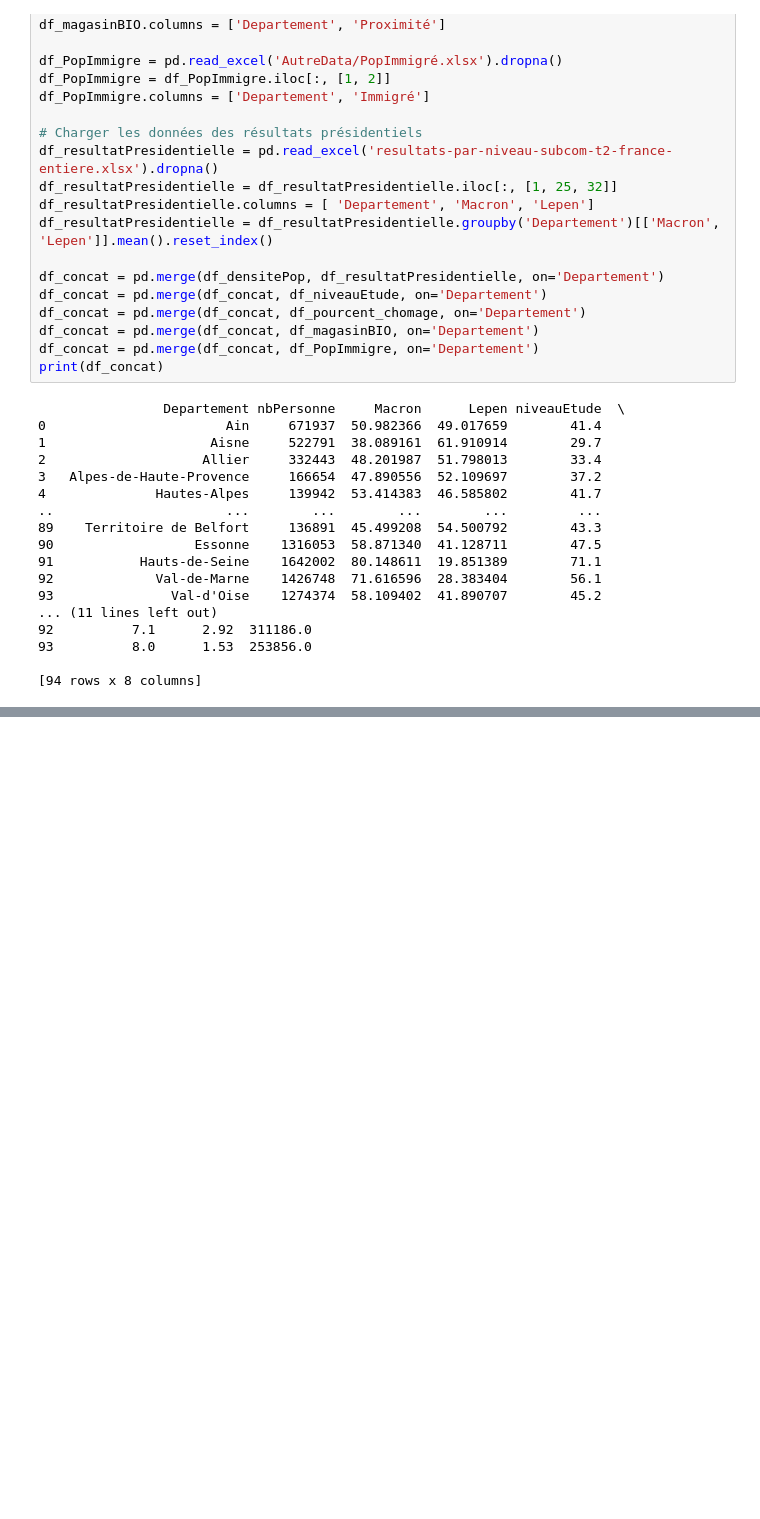
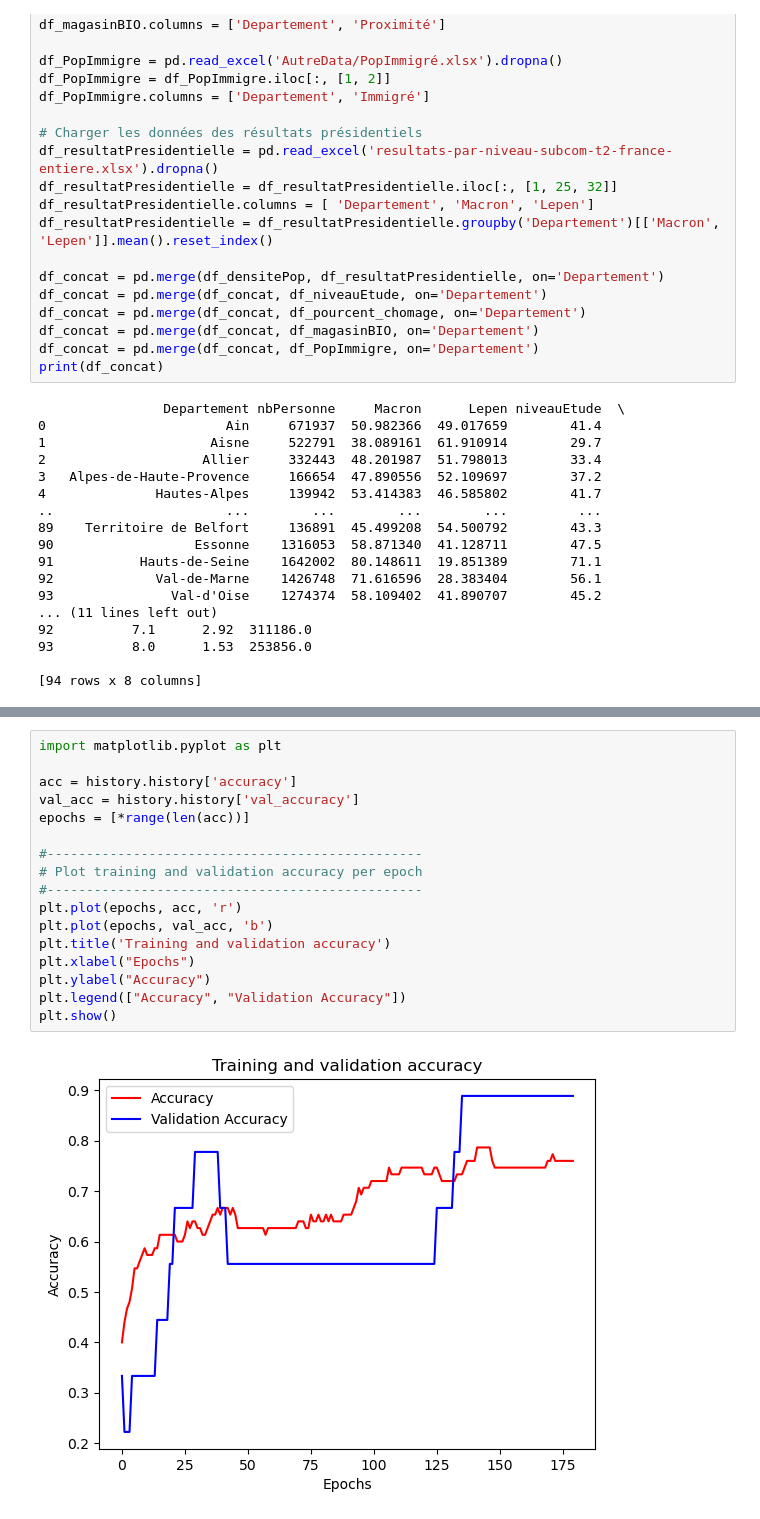
Before and after one commit to gabrielmariebrisson/MachineLearingElectionsPresidentielles, a Jupyter notebook: Prediction.ipynb, the cells around one changed output, grey strips where cells are left out. Drawn from its saved outputs; the diff is of its cells as text; blank space fills up the shorter version.

```diff
--- a/Prediction.ipynb
+++ b/Prediction.ipynb
@@ -268,0 +293,19 @@ weighted avg       0.65      0.63      0.63        19
+# %%
+import matplotlib.pyplot as plt
+
+acc = history.history['accuracy']
+val_acc = history.history['val_accuracy']
+epochs = [*range(len(acc))]
+
+#------------------------------------------------
+# Plot training and validation accuracy per epoch
+#------------------------------------------------
+plt.plot(epochs, acc, 'r')
+plt.plot(epochs, val_acc, 'b')
+plt.title('Training and validation accuracy')
+plt.xlabel("Epochs")
+plt.ylabel("Accuracy")
+plt.legend(["Accuracy", "Validation Accuracy"])
+plt.show()
+# %% [output]
+[figure, added]
```
Also changed, not shown: parts of 24 cells of this notebook, 1 other file.
